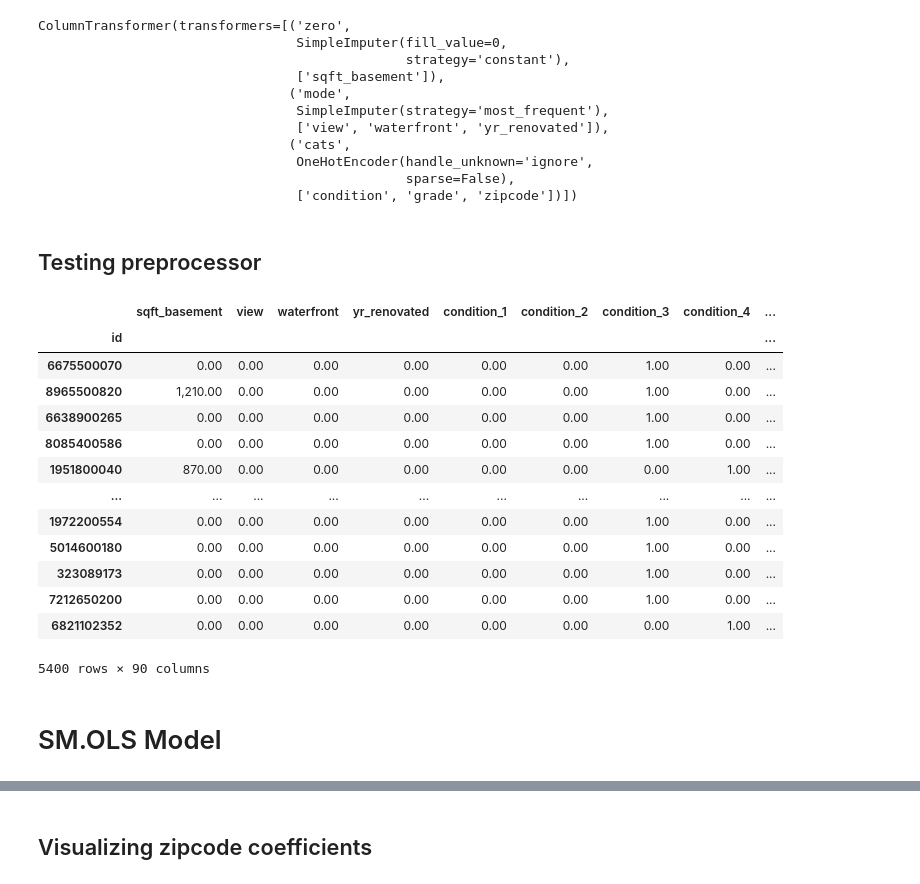
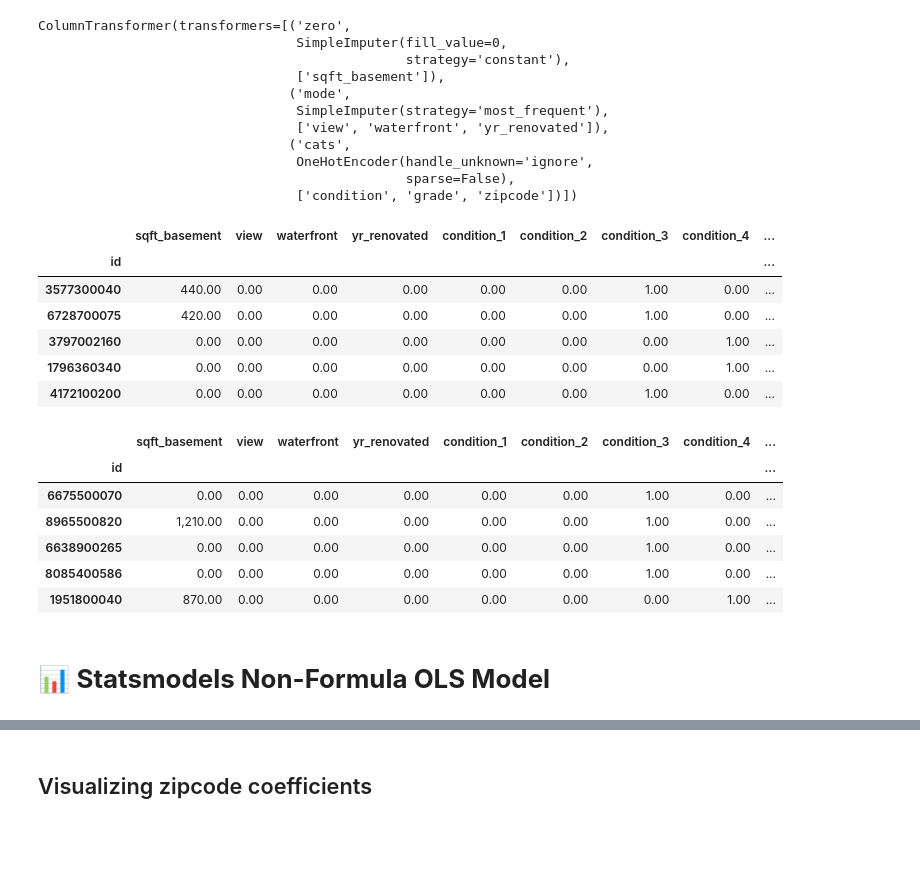
Before and after one commit to BenJMcCarty/BMC_KC_Housing_P2Project_v2, a Jupyter notebook: P2Pv2_Plumbed.ipynb, the cells around one changed output, grey strips where cells are left out. Saved outputs shown, nothing was run; the diff lists cells and outputs as text; code cells hidden in the pictures; blank space fills up the shorter version.

```diff
--- a/P2Pv2_Plumbed.ipynb
+++ b/P2Pv2_Plumbed.ipynb
@@ -1232,41 +1232,40 @@ ColumnTransformer(transformers=[('zero',
                                  OneHotEncoder(handle_unknown='ignore',
                                                sparse=False),
                                  ['condition', 'grade', 'zipcode'])])
-# %% [markdown]
-## Testing preprocessor
 # %%
 ## Fit and transform the data via the ColumnTransformer
 X_train_tf = preprocessor.fit_transform(X_train)
 # %%
 ## Getting feature names from OHE
 ohe_cat_names = preprocessor.named_transformers_['cats'].get_feature_names(ohe_cols)
 
 ## Generating list for column index
 final_cols = [*imp_zero_cols, *imp_mode_cols, *ohe_cat_names]
 
 ## Instantiating a DF storing the resulting transformed training data
 X_train_tf_df = pd.DataFrame(X_train_tf, columns=final_cols, index=X_train.index)
 
 ## Transforming the test set
 X_test_tf = preprocessor.transform(X_test)
 
 ## Creating DF for test data
 X_test_tf_df = pd.DataFrame(X_test_tf, columns=final_cols, index=X_test.index)
-X_test_tf_df
+
+display(X_train_tf_df.head(5),X_test_tf_df.head(5))
 # %% [output]
 |  | sqft_basement | view | waterfront | yr_renovated | condition_1 | condition_2 | condition_3 | condition_4 | ... |
 | id |  |  |  |  |  |  |  |  | ... |
-| 6675500070 | 0.00 | 0.00 | 0.00 | 0.00 | 0.00 | 0.00 | 1.00 | 0.00 | ... |
-| 8965500820 | 1,210.00 | 0.00 | 0.00 | 0.00 | 0.00 | 0.00 | 1.00 | 0.00 | ... |
-| 6638900265 | 0.00 | 0.00 | 0.00 | 0.00 | 0.00 | 0.00 | 1.00 | 0.00 | ... |
-| 8085400586 | 0.00 | 0.00 | 0.00 | 0.00 | 0.00 | 0.00 | 1.00 | 0.00 | ... |
-| 1951800040 | 870.00 | 0.00 | 0.00 | 0.00 | 0.00 | 0.00 | 0.00 | 1.00 | ... |
-| ... | ... | ... | ... | ... | ... | ... | ... | ... | ... |
-| 1972200554 | 0.00 | 0.00 | 0.00 | 0.00 | 0.00 | 0.00 | 1.00 | 0.00 | ... |
-| 5014600180 | 0.00 | 0.00 | 0.00 | 0.00 | 0.00 | 0.00 | 1.00 | 0.00 | ... |
-| 323089173 | 0.00 | 0.00 | 0.00 | 0.00 | 0.00 | 0.00 | 1.00 | 0.00 | ... |
-| 7212650200 | 0.00 | 0.00 | 0.00 | 0.00 | 0.00 | 0.00 | 1.00 | 0.00 | ... |
-| 6821102352 | 0.00 | 0.00 | 0.00 | 0.00 | 0.00 | 0.00 | 0.00 | 1.00 | ... |
+| 3577300040 | 440.00 | 0.00 | 0.00 | 0.00 | 0.00 | 0.00 | 1.00 | 0.00 | ... |
+| 6728700075 | 420.00 | 0.00 | 0.00 | 0.00 | 0.00 | 0.00 | 1.00 | 0.00 | ... |
+| 3797002160 | 0.00 | 0.00 | 0.00 | 0.00 | 0.00 | 0.00 | 0.00 | 1.00 | ... |
+| 1796360340 | 0.00 | 0.00 | 0.00 | 0.00 | 0.00 | 0.00 | 0.00 | 1.00 | ... |
+| 4172100200 | 0.00 | 0.00 | 0.00 | 0.00 | 0.00 | 0.00 | 1.00 | 0.00 | ... |
-5400 rows × 90 columns
+|  | sqft_basement | view | waterfront | yr_renovated | condition_1 | condition_2 | condition_3 | condition_4 | ... |
+| id |  |  |  |  |  |  |  |  | ... |
+| 6675500070 | 0.00 | 0.00 | 0.00 | 0.00 | 0.00 | 0.00 | 1.00 | 0.00 | ... |
+| 8965500820 | 1,210.00 | 0.00 | 0.00 | 0.00 | 0.00 | 0.00 | 1.00 | 0.00 | ... |
+| 6638900265 | 0.00 | 0.00 | 0.00 | 0.00 | 0.00 | 0.00 | 1.00 | 0.00 | ... |
+| 8085400586 | 0.00 | 0.00 | 0.00 | 0.00 | 0.00 | 0.00 | 1.00 | 0.00 | ... |
+| 1951800040 | 870.00 | 0.00 | 0.00 | 0.00 | 0.00 | 0.00 | 0.00 | 1.00 | ... |
 # %% [markdown]
-# SM.OLS Model
+# 📊 **Statsmodels Non-Formula OLS Model**
```
Also changed, not shown: parts of 13 cells of this notebook.
